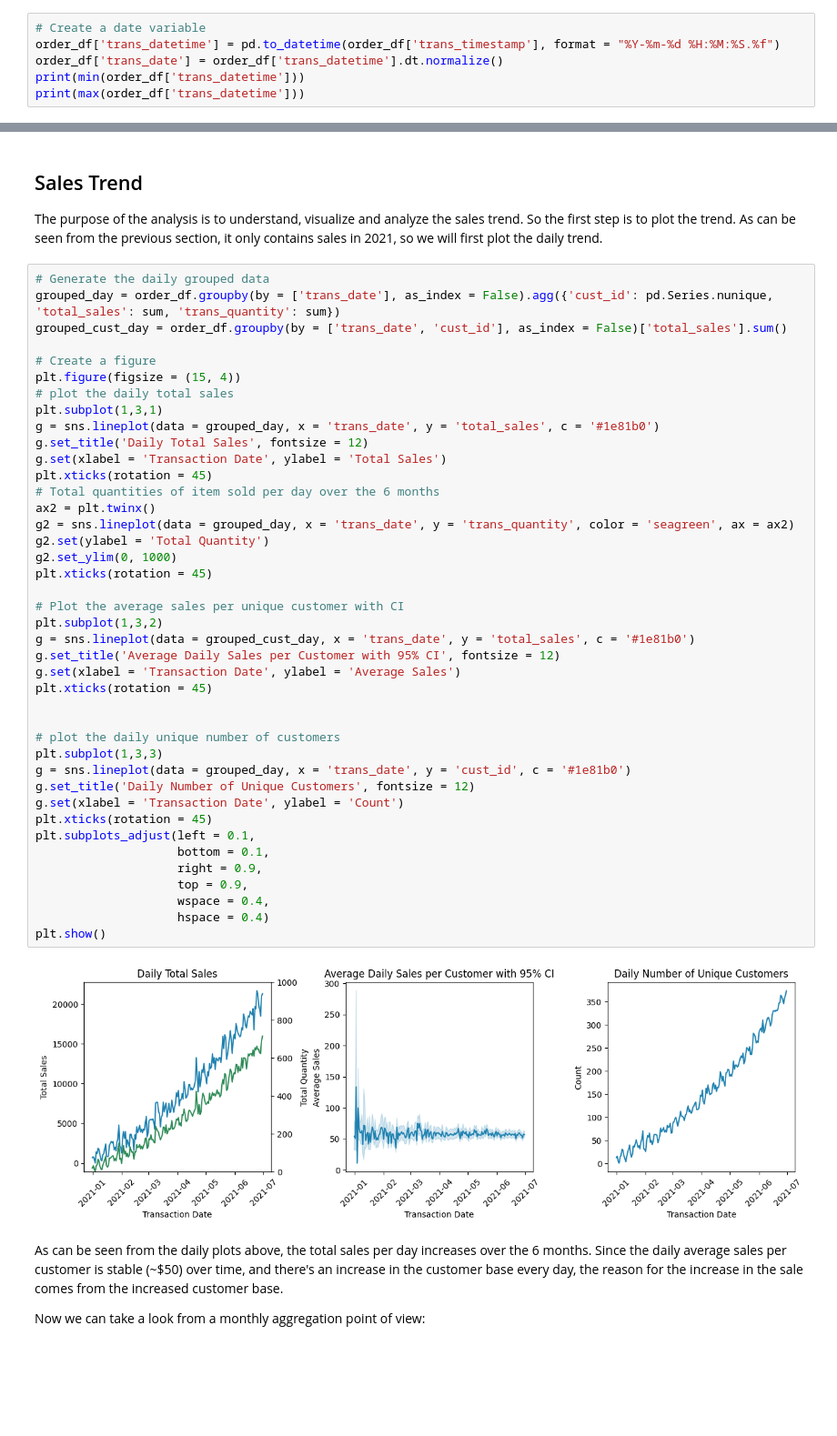
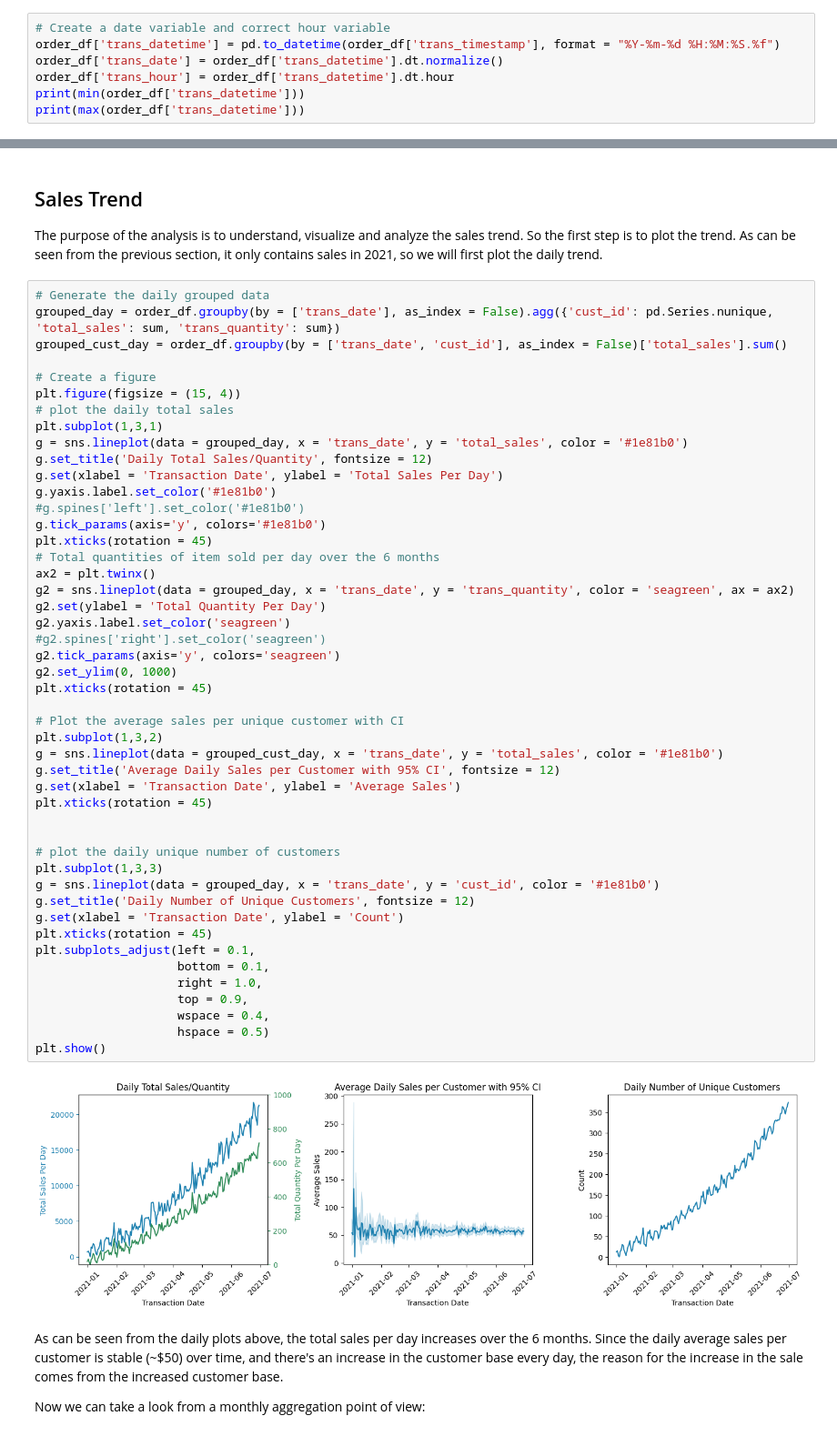
Before and after one commit to southnorthist/kaggle_analysis, a Jupyter notebook: Projects/marketing-analytics/online-retail-sales-trend-analysis/analysis-python.ipynb, the cells around one changed output, grey strips where cells are left out. Shown: that part at 91% size. Drawn from its saved outputs; the diff is of its cells as text; blank space fills up the shorter version.

```diff
--- a/Projects/marketing-analytics/online-retail-sales-trend-analysis/analysis-python.ipynb
+++ b/Projects/marketing-analytics/online-retail-sales-trend-analysis/analysis-python.ipynb
@@ -98,7 +103,8 @@ In addition, we can notice that transaction timestamp has been transformed into
 # %%
-# Create a date variable
+# Create a date variable and correct hour variable
 order_df['trans_datetime'] = pd.to_datetime(order_df['trans_timestamp'], format = "%Y-%m-%d %H:%M:%S.%f")
 order_df['trans_date'] = order_df['trans_datetime'].dt.normalize()
+order_df['trans_hour'] = order_df['trans_datetime'].dt.hour
 print(min(order_df['trans_datetime']))
 print(max(order_df['trans_datetime']))
 # %% [output]
@@ -141,42 +147,48 @@ grouped_cust_day = order_df.groupby(by = ['trans_date', 'cust_id'], as_index = F
 
 # Create a figure
 plt.figure(figsize = (15, 4))
 # plot the daily total sales
 plt.subplot(1,3,1)
-g = sns.lineplot(data = grouped_day, x = 'trans_date', y = 'total_sales', c = '#1e81b0')
-g.set_title('Daily Total Sales', fontsize = 12)
-g.set(xlabel = 'Transaction Date', ylabel = 'Total Sales')
+g = sns.lineplot(data = grouped_day, x = 'trans_date', y = 'total_sales', color = '#1e81b0')
+g.set_title('Daily Total Sales/Quantity', fontsize = 12)
+g.set(xlabel = 'Transaction Date', ylabel = 'Total Sales Per Day')
+g.yaxis.label.set_color('#1e81b0')
+#g.spines['left'].set_color('#1e81b0')
+g.tick_params(axis='y', colors='#1e81b0')
 plt.xticks(rotation = 45)
 # Total quantities of item sold per day over the 6 months
 ax2 = plt.twinx()
 g2 = sns.lineplot(data = grouped_day, x = 'trans_date', y = 'trans_quantity', color = 'seagreen', ax = ax2)
-g2.set(ylabel = 'Total Quantity')
+g2.set(ylabel = 'Total Quantity Per Day')
+g2.yaxis.label.set_color('seagreen')
+#g2.spines['right'].set_color('seagreen')
+g2.tick_params(axis='y', colors='seagreen')
 g2.set_ylim(0, 1000)
 plt.xticks(rotation = 45)
 
 # Plot the average sales per unique customer with CI
 plt.subplot(1,3,2)
-g = sns.lineplot(data = grouped_cust_day, x = 'trans_date', y = 'total_sales', c = '#1e81b0')
+g = sns.lineplot(data = grouped_cust_day, x = 'trans_date', y = 'total_sales', color = '#1e81b0')
 g.set_title('Average Daily Sales per Customer with 95% CI', fontsize = 12)
 g.set(xlabel = 'Transaction Date', ylabel = 'Average Sales')
 plt.xticks(rotation = 45)
 
 
 # plot the daily unique number of customers
 plt.subplot(1,3,3)
-g = sns.lineplot(data = grouped_day, x = 'trans_date', y = 'cust_id', c = '#1e81b0')
+g = sns.lineplot(data = grouped_day, x = 'trans_date', y = 'cust_id', color = '#1e81b0')
 g.set_title('Daily Number of Unique Customers', fontsize = 12)
 g.set(xlabel = 'Transaction Date', ylabel = 'Count')
 plt.xticks(rotation = 45)
 plt.subplots_adjust(left = 0.1,
                     bottom = 0.1,
-                    right = 0.9,
+                    right = 1.0,
                     top = 0.9,
                     wspace = 0.4,
-                    hspace = 0.4)
+                    hspace = 0.5)
 plt.show()
 # %% [output]
-[figure, old version]
+[figure, new version]
 # %% [markdown]
 As can be seen from the daily plots above, the total sales per day increases over the 6 months. Since the daily average sales per customer is stable (~$50) over time, and there's an increase in the customer base every day, the reason for the increase in the sale comes from the increased customer base.
 
```
Also changed, not shown: parts of 17 cells of this notebook, 5 other files.
